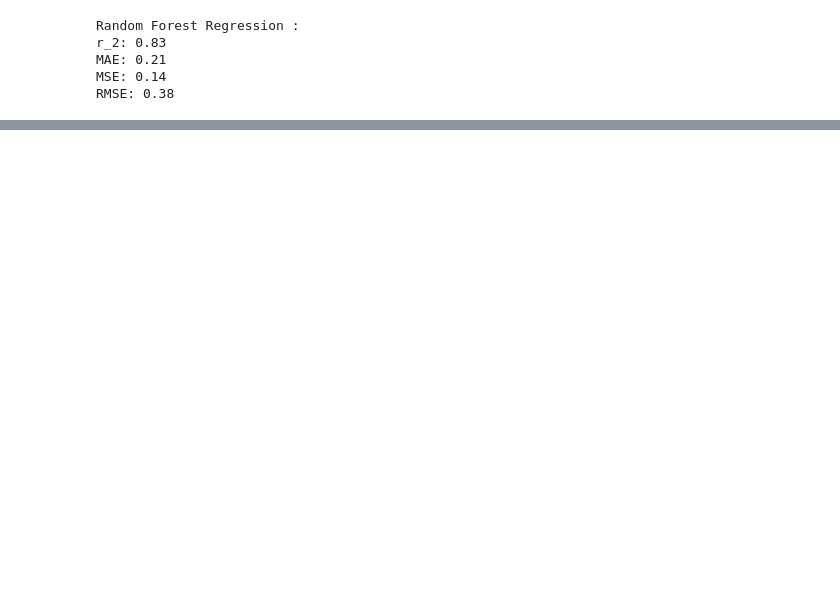
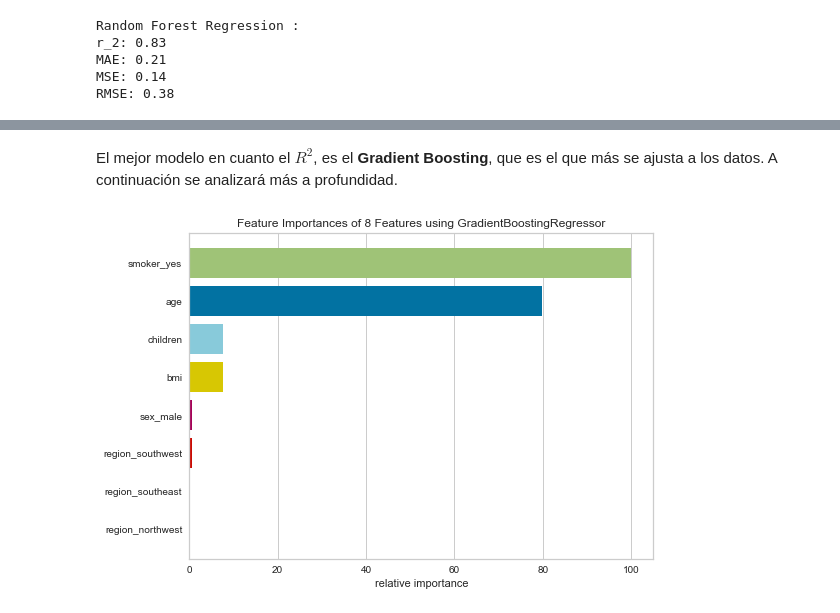
Before and after one commit to Gab0Jorq/insurance, a Jupyter notebook: insurance.ipynb, the cells around one changed output, grey strips where cells are left out. Drawn from its saved outputs; the diff is of its cells as text; code cells hidden in the pictures; blank space fills up the shorter version.

```diff
--- a/insurance.ipynb
+++ b/insurance.ipynb
@@ -483,0 +497,8 @@ predict_error_rf.show();
+# %% [markdown]
+El mejor modelo en cuanto el $R^2$, es el **Gradient Boosting**, que es el que más se ajusta a los datos. A continuación se analizará más a profundidad.
+# %%
+feature_importance_gb = FeatureImportances(gradientBoosting_best, labels=X.columns)
+feature_importance_gb.fit(X_train, y_train)
+feature_importance_gb.show();
+# %% [output]
+[figure, added]
```
Also changed, not shown: parts of 34 cells of this notebook, 2 other files.
